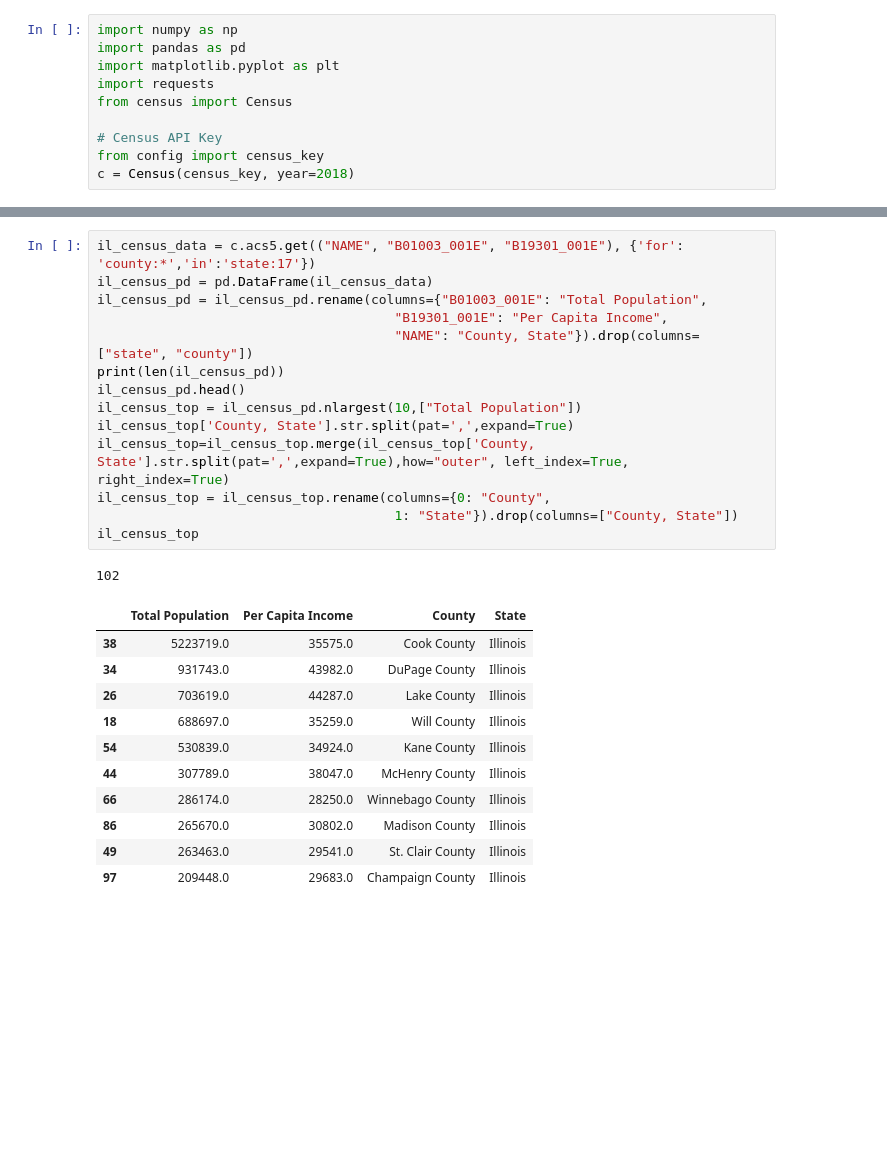
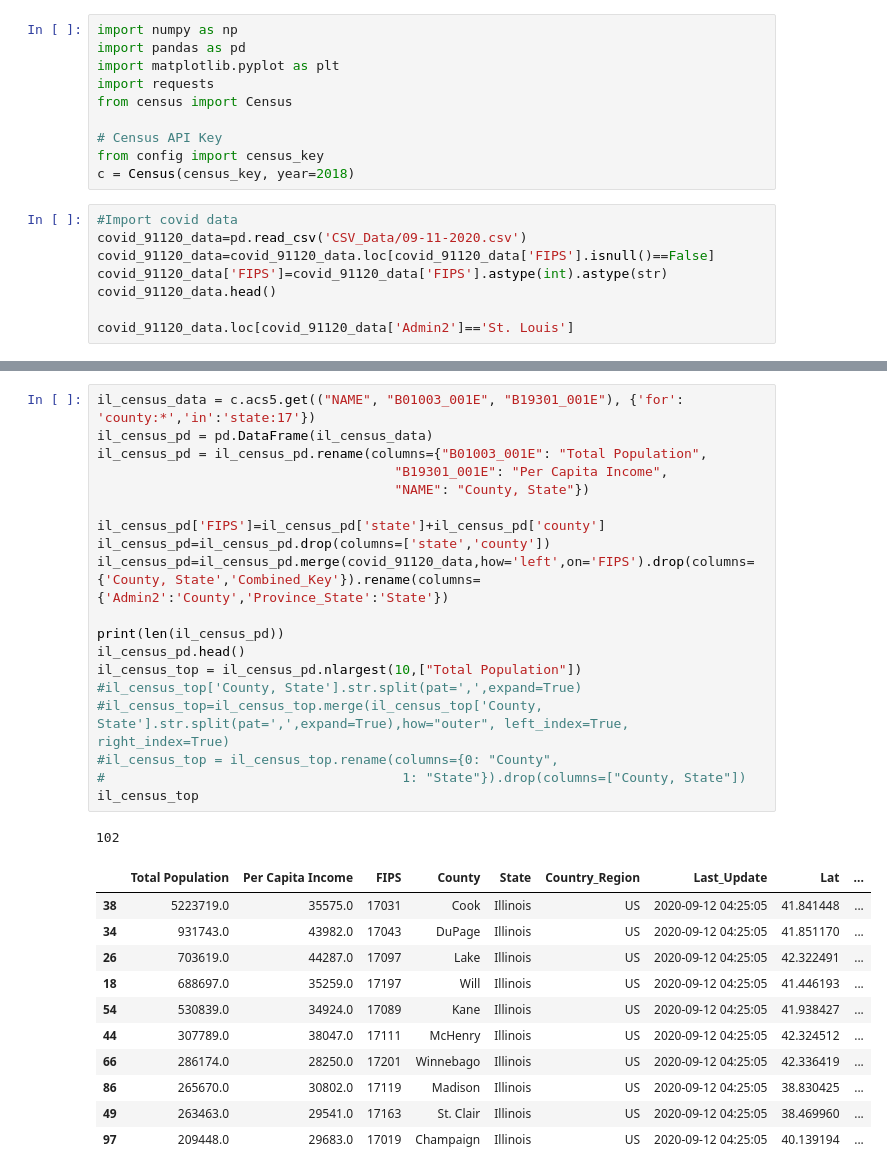
Before and after one commit to Zachariassis/COVID19-in-Midwest, a Jupyter notebook: api_data.ipynb, the cells around one changed output, grey strips where cells are left out. Cells and saved outputs as stored; diff of their text form; blank space fills up the shorter version.

```diff
--- a/api_data.ipynb
+++ b/api_data.ipynb
@@ -8,3 +8,11 @@ from census import Census
 # Census API Key
 from config import census_key
 c = Census(census_key, year=2018)
+# %%
+#Import covid data
+covid_91120_data=pd.read_csv('CSV_Data/09-11-2020.csv')
+covid_91120_data=covid_91120_data.loc[covid_91120_data['FIPS'].isnull()==False]
+covid_91120_data['FIPS']=covid_91120_data['FIPS'].astype(int).astype(str)
+covid_91120_data.head()
+
+covid_91120_data.loc[covid_91120_data['Admin2']=='St. Louis']
@@ -54,30 +64,35 @@ mo_census_top
 # %%
 il_census_data = c.acs5.get(("NAME", "B01003_001E", "B19301_001E"), {'for': 'county:*','in':'state:17'})
 il_census_pd = pd.DataFrame(il_census_data)
 il_census_pd = il_census_pd.rename(columns={"B01003_001E": "Total Population",
                                       "B19301_001E": "Per Capita Income",
-                                      "NAME": "County, State"}).drop(columns=["state", "county"])
+                                      "NAME": "County, State"})
+
+il_census_pd['FIPS']=il_census_pd['state']+il_census_pd['county']
+il_census_pd=il_census_pd.drop(columns=['state','county'])
+il_census_pd=il_census_pd.merge(covid_91120_data,how='left',on='FIPS').drop(columns={'County, State','Combined_Key'}).rename(columns={'Admin2':'County','Province_State':'State'})
+
 print(len(il_census_pd))
 il_census_pd.head()
 il_census_top = il_census_pd.nlargest(10,["Total Population"])
-il_census_top['County, State'].str.split(pat=',',expand=True)
-il_census_top=il_census_top.merge(il_census_top['County, State'].str.split(pat=',',expand=True),how="outer", left_index=True, right_index=True)
-il_census_top = il_census_top.rename(columns={0: "County",
-                                      1: "State"}).drop(columns=["County, State"])
+#il_census_top['County, State'].str.split(pat=',',expand=True)
+#il_census_top=il_census_top.merge(il_census_top['County, State'].str.split(pat=',',expand=True),how="outer", left_index=True, right_index=True)
+#il_census_top = il_census_top.rename(columns={0: "County",
+#                                      1: "State"}).drop(columns=["County, State"])
 il_census_top
 # %% [output]
 102
-|  | Total Population | Per Capita Income | County | State |
-| 38 | 5223719.0 | 35575.0 | Cook County | Illinois |
-| 34 | 931743.0 | 43982.0 | DuPage County | Illinois |
-| 26 | 703619.0 | 44287.0 | Lake County | Illinois |
-| 18 | 688697.0 | 35259.0 | Will County | Illinois |
-| 54 | 530839.0 | 34924.0 | Kane County | Illinois |
-| 44 | 307789.0 | 38047.0 | McHenry County | Illinois |
-| 66 | 286174.0 | 28250.0 | Winnebago County | Illinois |
-| 86 | 265670.0 | 30802.0 | Madison County | Illinois |
-| 49 | 263463.0 | 29541.0 | St. Clair County | Illinois |
-| 97 | 209448.0 | 29683.0 | Champaign County | Illinois |
+|  | Total Population | Per Capita Income | FIPS | County | State | Country_Region | Last_Update | Lat | ... |
+| 38 | 5223719.0 | 35575.0 | 17031 | Cook | Illinois | US | 2020-09-12 04:25:05 | 41.841448 | ... |
+| 34 | 931743.0 | 43982.0 | 17043 | DuPage | Illinois | US | 2020-09-12 04:25:05 | 41.851170 | ... |
+| 26 | 703619.0 | 44287.0 | 17097 | Lake | Illinois | US | 2020-09-12 04:25:05 | 42.322491 | ... |
+| 18 | 688697.0 | 35259.0 | 17197 | Will | Illinois | US | 2020-09-12 04:25:05 | 41.446193 | ... |
+| 54 | 530839.0 | 34924.0 | 17089 | Kane | Illinois | US | 2020-09-12 04:25:05 | 41.938427 | ... |
+| 44 | 307789.0 | 38047.0 | 17111 | McHenry | Illinois | US | 2020-09-12 04:25:05 | 42.324512 | ... |
+| 66 | 286174.0 | 28250.0 | 17201 | Winnebago | Illinois | US | 2020-09-12 04:25:05 | 42.336419 | ... |
+| 86 | 265670.0 | 30802.0 | 17119 | Madison | Illinois | US | 2020-09-12 04:25:05 | 38.830425 | ... |
+| 49 | 263463.0 | 29541.0 | 17163 | St. Clair | Illinois | US | 2020-09-12 04:25:05 | 38.469960 | ... |
+| 97 | 209448.0 | 29683.0 | 17019 | Champaign | Illinois | US | 2020-09-12 04:25:05 | 40.139194 | ... |
 # %%
 id_census_data = c.acs5.get(("NAME", "B01003_001E", "B19301_001E"), {'for': 'county:*','in':'state:18'})
 id_census_pd = pd.DataFrame(id_census_data)
```
Also changed, not shown: parts of 5 cells of this notebook.
